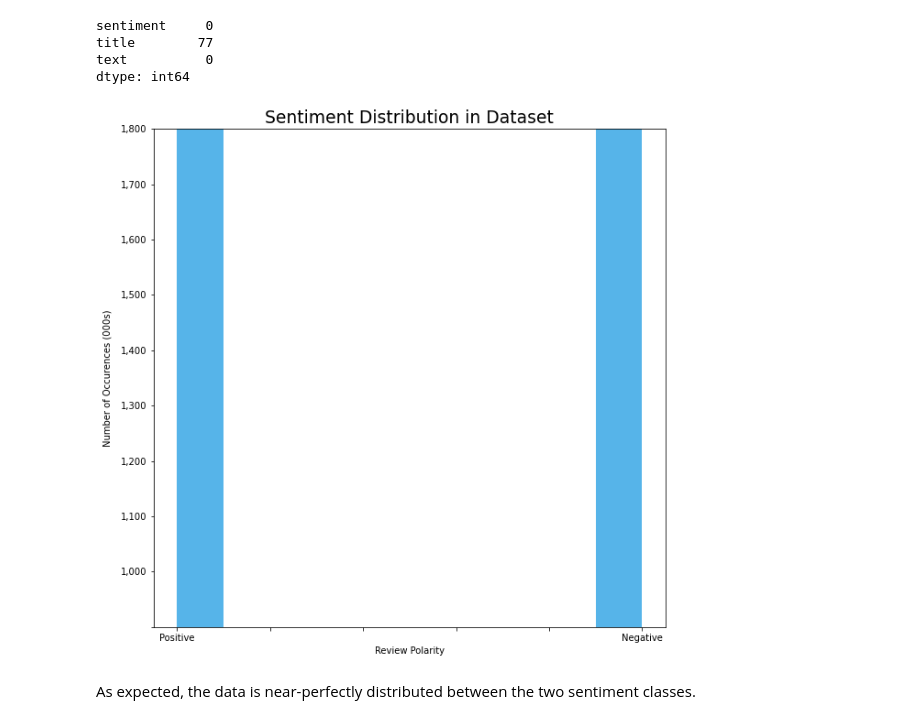
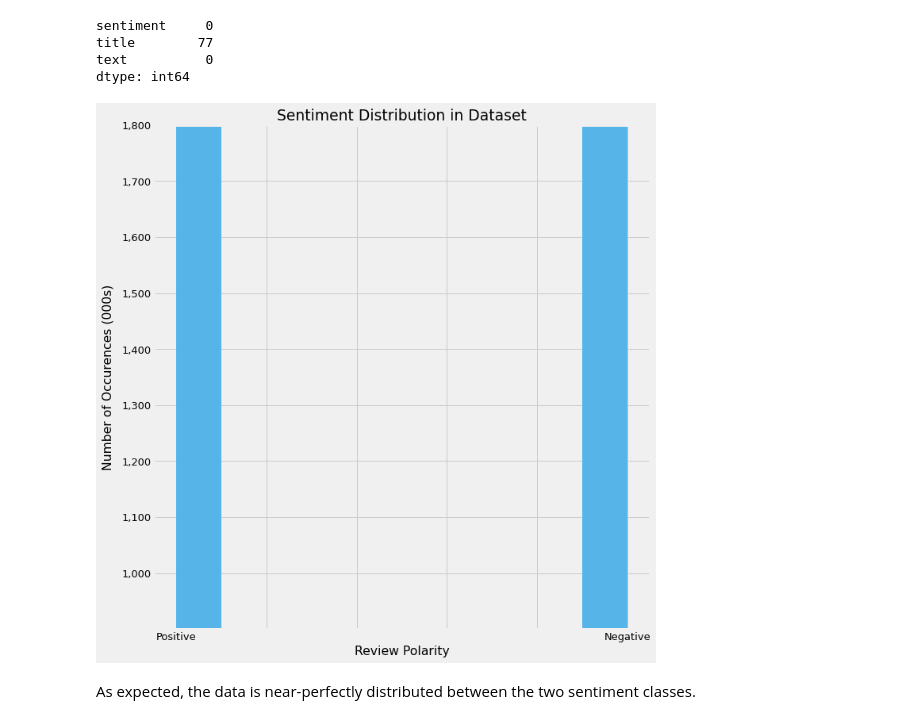
Before and after one commit to ThomasHChapman/classifying_user_reviews, a Jupyter notebook: working_notebooks/preprocessing_nb_10words.ipynb, the cells around one changed output. Saved outputs shown, nothing was run; the diff lists cells and outputs as text; code cells hidden in the pictures.

```diff
--- a/working_notebooks/preprocessing_nb_10words.ipynb
+++ b/working_notebooks/preprocessing_nb_10words.ipynb
@@ -71,20 +89,21 @@ text          0
 dtype: int64
 # %%
 # Visualize sentiment frequency within the dataset
+plt.style.use('fivethirtyeight')
+plt.rcParams.update({'font.size': 13})
 
 fig, ax = plt.subplots(figsize=(10,10))
-plt.style.use('fivethirtyeight')
-plt.rcParams.update({'font.size': 13})
 plt.axis([None, None, .9, 1.8])
 plt.hist(df['sentiment'], color=[86/255,180/255,233/255])
 ax.set_title('Sentiment Distribution in Dataset')
 ax.set_ylabel('Number of Occurences (000s)',labelpad=10)
 ax.set_xlabel('Review Polarity')
 ax.set_xticklabels(labels = [None, 'Positive', None, None, None, None, 'Negative']);
 ax.set_yticklabels(labels = [None, '1,000', '1,100', '1,200', '1,300', '1,400', '1,500', '1,600', '1,700', '1,800']);
-plt.savefig('../images/sent_dist.png', dpi=500, facecolor='auto')
+plt.tight_layout()
+#plt.savefig('../images/sent_dist.png', dpi=500, facecolor='auto')
 # %% [output]
-[figure, old version]
+[figure, new version]
 # %% [markdown]
 As expected, the data is near-perfectly distributed between the two sentiment classes.
 # %% [markdown]
```
Also changed, not shown: parts of 15 cells of this notebook.
